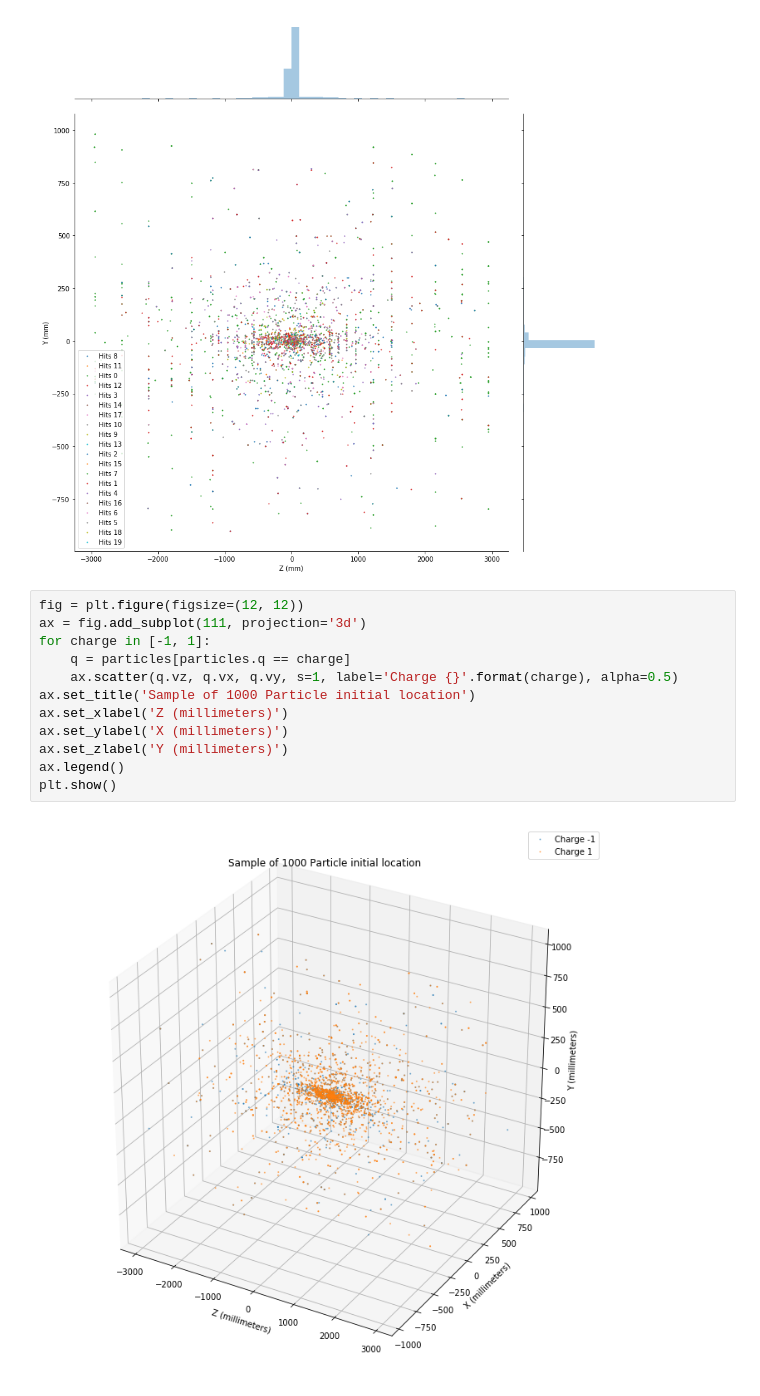
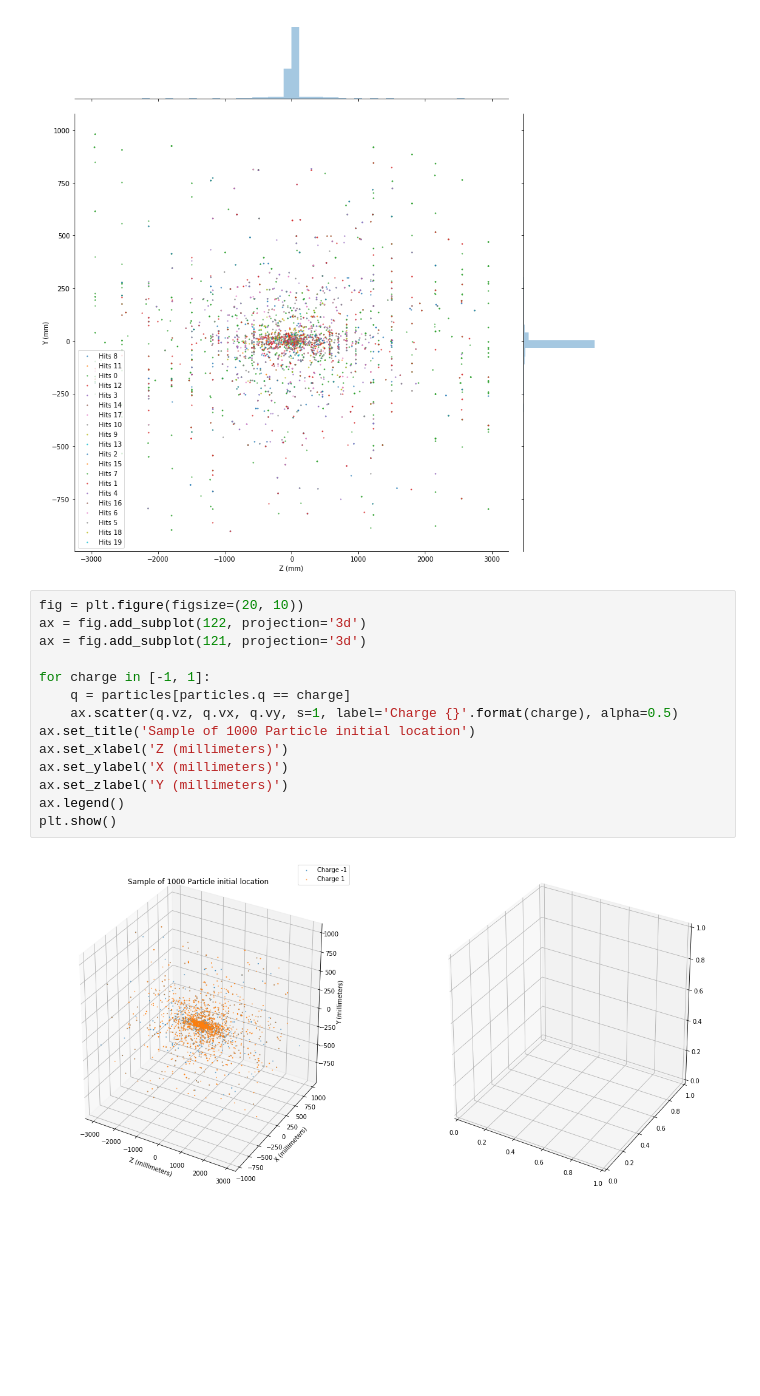
Before and after one commit to nicolefinnie/kaggle-trackml, a Jupyter notebook: src/notebooks/EDA/visualize_data.ipynb, the cells around one changed output. Drawn from its saved outputs; the diff is of its cells as text; blank space fills up the shorter version.

Commit message:
added more visualization

```diff
--- a/src/notebooks/EDA/visualize_data.ipynb
+++ b/src/notebooks/EDA/visualize_data.ipynb
@@ -142,17 +142,19 @@ plt.show()
 # %% [output]
 [figure]
 # %%
-fig = plt.figure(figsize=(12, 12))
-ax = fig.add_subplot(111, projection='3d')
+fig = plt.figure(figsize=(20, 10))
+ax = fig.add_subplot(122, projection='3d')
+ax = fig.add_subplot(121, projection='3d')
+
 for charge in [-1, 1]:
     q = particles[particles.q == charge]
     ax.scatter(q.vz, q.vx, q.vy, s=1, label='Charge {}'.format(charge), alpha=0.5)
 ax.set_title('Sample of 1000 Particle initial location')
 ax.set_xlabel('Z (millimeters)')
 ax.set_ylabel('X (millimeters)')
 ax.set_zlabel('Y (millimeters)')
 ax.legend()
 plt.show()
 # %% [output]
-[figure, old version]
+[figure, new version]
 # %%
```
Also changed, not shown: parts of 2 cells of this notebook.
